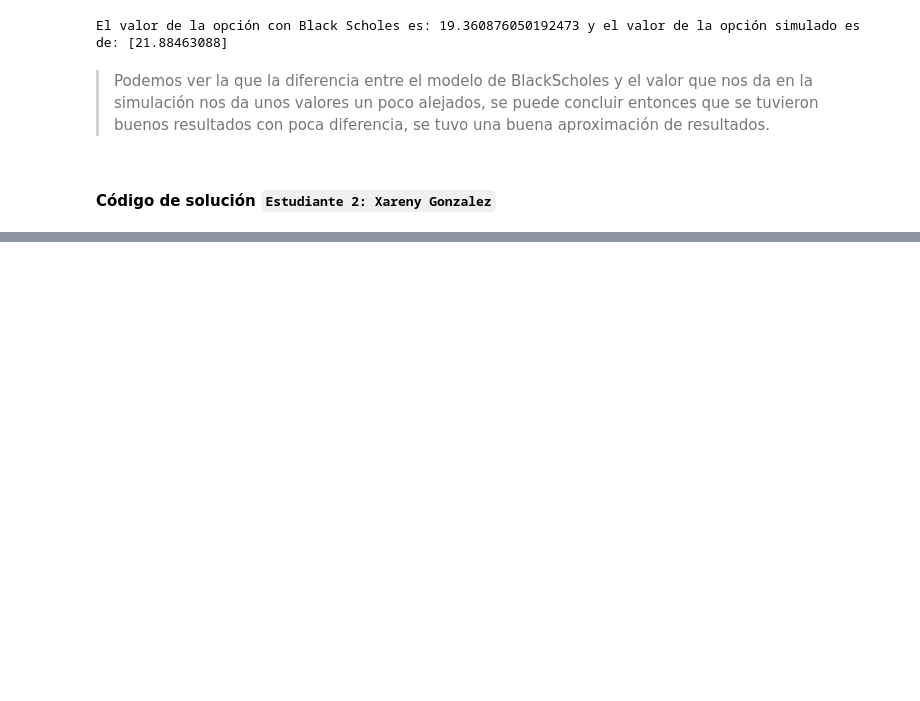
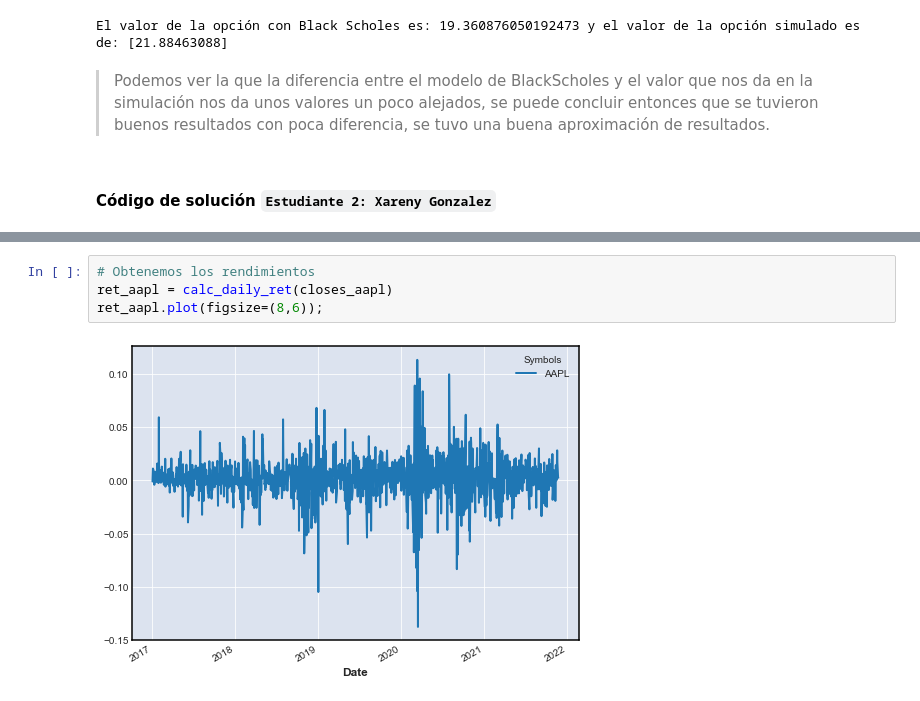
Before and after one commit to feramdor/Tarea8_Amador_Gonzalez, a Jupyter notebook: Tarea8.ipynb, the cells around one changed output, grey strips where cells are left out. Saved outputs shown, nothing was run; the diff lists cells and outputs as text; blank space fills up the shorter version.

```diff
--- a/Tarea8.ipynb
+++ b/Tarea8.ipynb
@@ -288,0 +320,6 @@ El valor de la opción con Black Scholes es: 19.360876050192473 y el valor de la
+# %%
+# Obtenemos los rendimientos
+ret_aapl = calc_daily_ret(closes_aapl)
+ret_aapl.plot(figsize=(8,6));
+# %% [output]
+[figure, added]
```
Also changed, not shown: parts of 20 cells of this notebook, 1 other file.
